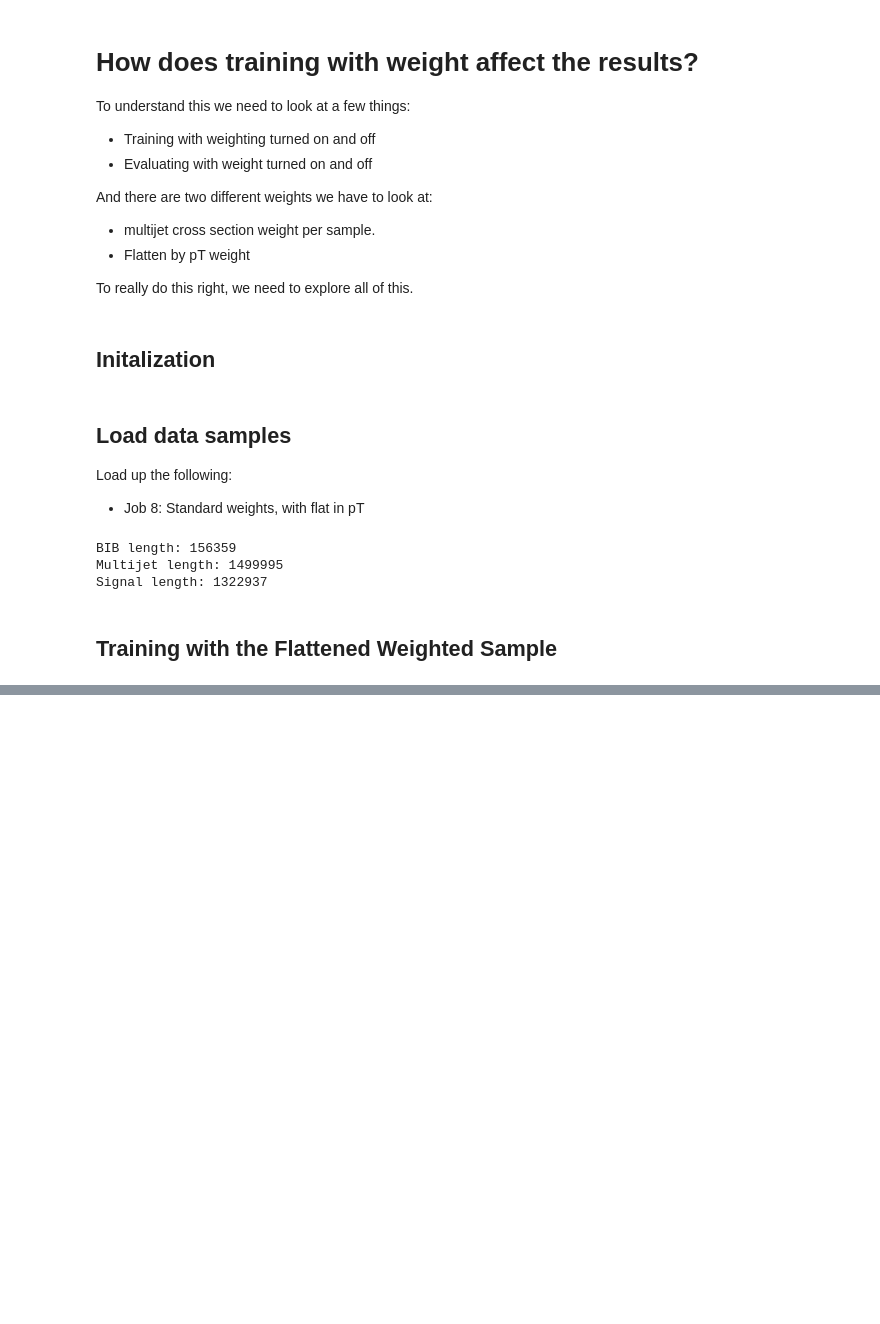
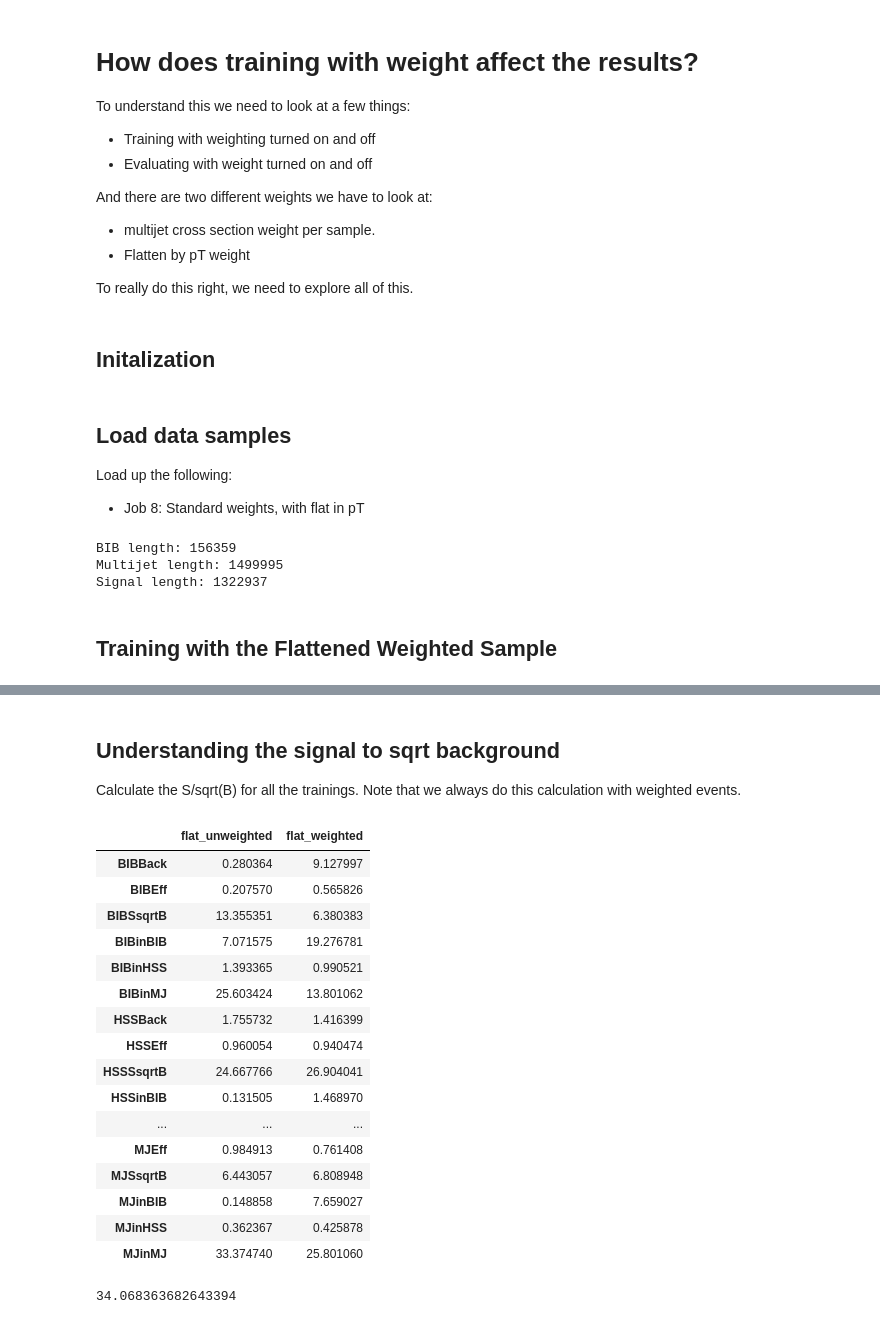
Before and after one commit to gordonwatts/JetCutStudies, a Jupyter notebook: notebooks/BDT Test Weighting in Scikit Learn.ipynb, the cells around one changed output, grey strips where cells are left out. Cells and saved outputs as stored; diff of their text form; code cells hidden in the pictures; blank space fills up the shorter version.

```diff
--- a/notebooks/BDT Test Weighting in Scikit Learn.ipynb
+++ b/notebooks/BDT Test Weighting in Scikit Learn.ipynb
@@ -59,0 +146,63 @@ b = train_samples(flat_training)
+# %% [markdown]
+## Understanding the signal to sqrt background
+Calculate the S/sqrt(B) for all the trainings. Note that we always do this calculation with weighted events.
+# %%
+def calc_performance (bdt, testing_samples):
+    '''Calculate the nubers in each class, as well as S/sqrt(B) for HSS
+
+    All sums are done with event weights taken into account
+
+    Args
+        bdt - The BDT trained
+        testing_samples - tripple (bib, mj, signal) of events that this wasn't trained on
+
+    Return
+        d - dict containing number of events of each type predicted for each time, and S/sqrt(B) for S as signal and B as mj+bib
+    '''
+
+    test_events, test_events_class, test_weights = bdt_training_scikit_tools.prep_samples(testing_samples[0], testing_samples[1], testing_samples[2])
+    test_predictions = bdt.predict(test_events)
+
+    # Assemble a single DataFrame with all the information we are going to need
+    df = pd.DataFrame(test_predictions, columns=['PredClass'])
+    df.loc[:,'Class'] = test_events_class
+    df.loc[:,'Weight'] = test_weights
+
+    # Next, for each sample, calculate what we need.
+    class_events = [df.Class == index for index in (0,1,2)]
+    pred_events = [df.PredClass == index for index in (0,1,2)]
+    labels = {0:'BIB', 1:'MJ', 2:'HSS'}
+
+    d = {"{0}in{1}".format(labels[aclass], labels[pclass]):np.sum((class_events[aclass]&pred_events[pclass])*test_weights) for pclass in (0,1,2) for aclass in (0,1,2)}
+
+    # Calculated quantities
+
+    d.update({'{0}Eff'.format(labels[aclass]):np.sum((pred_events[aclass]&class_events[aclass])*test_weights)/np.sum(class_events[aclass]*test_weights) for aclass in (0,1,2)})
+    d.update({'{0}Back'.format(labels[aclass]):np.sum((pred_events[aclass]&(~class_events[aclass]))*test_weights) for aclass in (0,1,2)})
+    d.update({'{0}SsqrtB'.format(labels[aclass]):(d['{0}in{0}'.format(labels[aclass])]/sqrt(d['{0}Back'.format(labels[aclass])])) for aclass in (0,1,2)})
+
+    return d
+# %%
+flat_unweighted_info = calc_performance(b_flat_unweighted, flat_testing)
+flat_weighted_info = calc_performance(b_flat_weight, flat_testing)
+
+info = pd.DataFrame({'flat_unweighted':flat_unweighted_info, 'flat_weighted':flat_weighted_info})
+info
+# %% [output]
+|  | flat_unweighted | flat_weighted |
+| BIBBack | 0.280364 | 9.127997 |
+| BIBEff | 0.207570 | 0.565826 |
+| BIBSsqrtB | 13.355351 | 6.380383 |
+| BIBinBIB | 7.071575 | 19.276781 |
+| BIBinHSS | 1.393365 | 0.990521 |
+| BIBinMJ | 25.603424 | 13.801062 |
+| HSSBack | 1.755732 | 1.416399 |
+| HSSEff | 0.960054 | 0.940474 |
+| HSSSsqrtB | 24.667766 | 26.904041 |
+| HSSinBIB | 0.131505 | 1.468970 |
+| ... | ... | ... |
+| MJEff | 0.984913 | 0.761408 |
+| MJSsqrtB | 6.443057 | 6.808948 |
+| MJinBIB | 0.148858 | 7.659027 |
+| MJinHSS | 0.362367 | 0.425878 |
+| MJinMJ | 33.374740 | 25.801060 |
@@ -59,0 +211,6 @@ b = train_samples(flat_training)
+# %%
+class_bib = mtest_events_class.Class == 0
+class_mj = mtest_events_class.Class == 1
+np.sum((class_bib&class_bib)*mtest_weights)
+# %% [output]
+34.068363682643394
```
Also changed, not shown: parts of 9 cells of this notebook, 2 other files.
